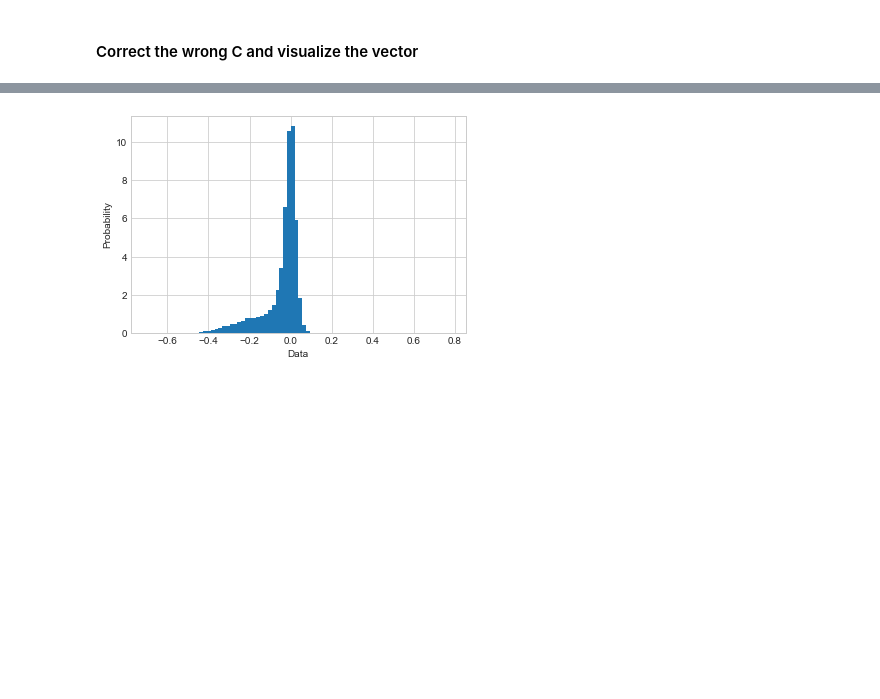
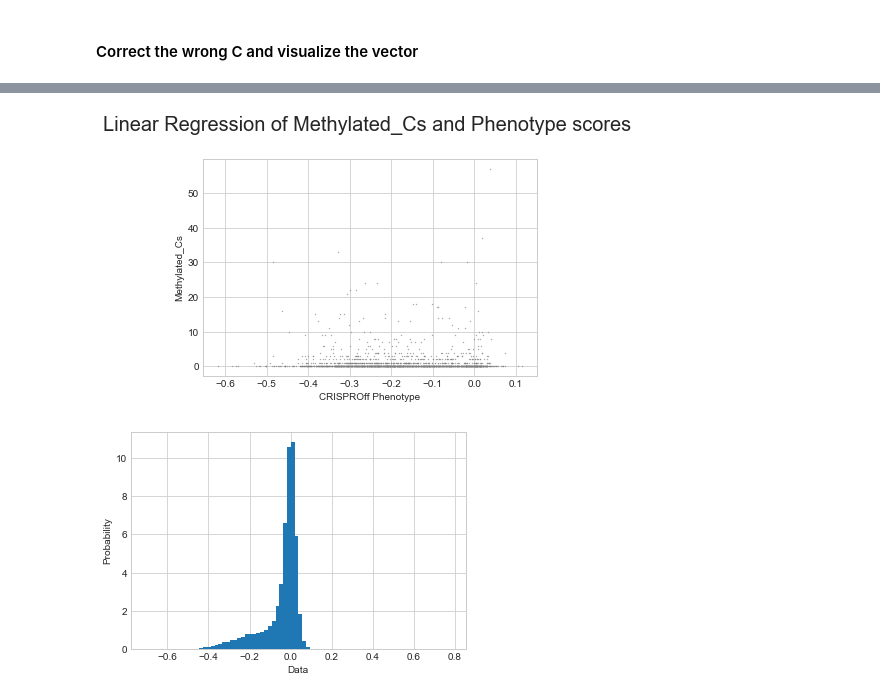
Before and after one commit to sermare/DeepOff, a Jupyter notebook: 1000 essential genes.ipynb, the cells around one changed output, grey strips where cells are left out. Saved outputs shown, nothing was run; the diff lists cells and outputs as text; code cells hidden in the pictures; blank space fills up the shorter version.

```diff
--- a/1000 essential genes.ipynb
+++ b/1000 essential genes.ipynb
@@ -941,3 +890,28 @@ slope: [[ 0.20869786]
+# %%
+achilles_scores_inner = pd.merge(how = 'inner', left = achilles, right = df, left_on = 'genes', right_on = 'Gene')
+
+# regression_data = achilles_scores_inner[['CRISPRoff_average','Methylated_Cs']].dropna()
+
+# x =  np.array(regression_data.CRISPRoff_average).reshape((-1,1))
+# y =  np.array(regression_data.Methylated_Cs)
+
+# print('coefficient of determination:', r_sq)
+# print('slope:', model.coef_)
+# print('intercept:', model.intercept_)
+
+fig, ax = plt.subplots()
+plt.style.use('seaborn-whitegrid')
+
+plt.scatter(achilles_scores_inner['CRISPRoff_average'], achilles_scores_inner['Methylated_Cs'],s = 0.1, c = 'grey')
+
+
+plt.title('Linear Regression of Methylated_Cs and Phenotype scores \n', size = 20)
+plt.xlabel('CRISPROff Phenotype')
+plt.ylabel('Methylated_Cs')
+
+plt.savefig('Methylated_Cs and Phenotype Scores.eps', format = 'eps')
+# %% [output]
+[figure, added]
 # %%
 plt.hist(df['CRISPRoff_average'], density=True, bins=80)  # density=False would make counts
 plt.ylabel('Probability')
```
Also changed, not shown: parts of 2 cells of this notebook, 5 other files.
